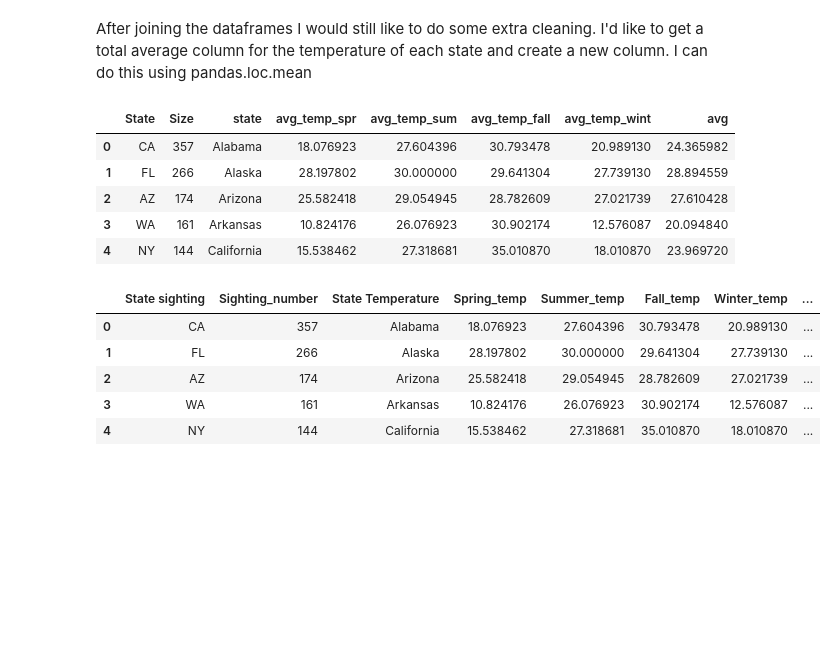
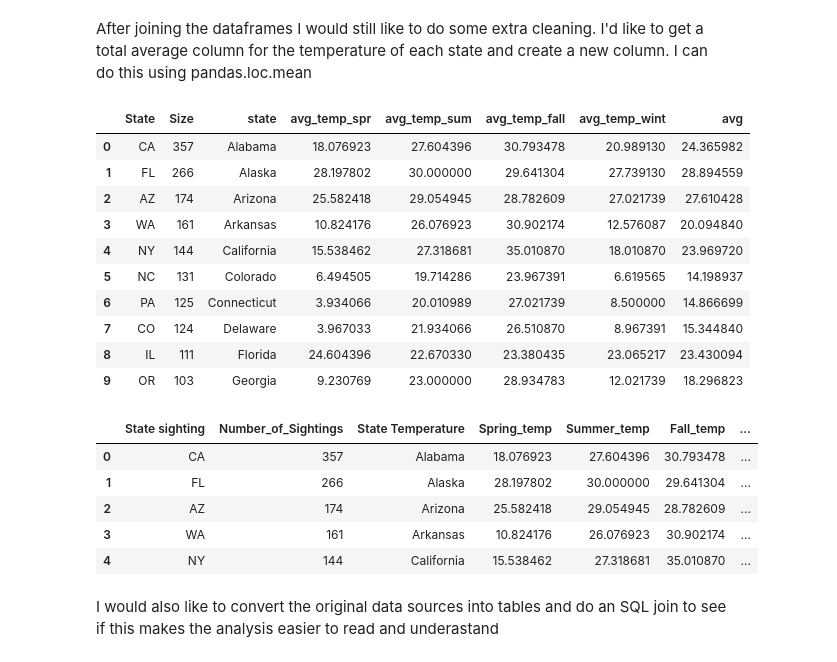
Before and after one commit to southsidefreddy/ufo_project, a Jupyter notebook: ufo.ipynb, the cells around one changed output. Saved outputs shown, nothing was run; the diff lists cells and outputs as text; code cells hidden in the pictures; blank space fills up the shorter version.

```diff
--- a/ufo.ipynb
+++ b/ufo.ipynb
@@ -160,8 +166,8 @@ After joining the dataframes I would still like to do some extra cleaning.  I'd
 # %%
 # calculate total avg State Temperature
 
-ufo = joined_data.assign(avg=joined_data.loc[:, ['avg_temp_spr', 'avg_temp_sum', 'avg_temp_fall', 'avg_temp_wint']].mean(axis=1))
-ufo.head()
+ufo = joined_data.assign(avg=joined_data.loc[:, [ 'avg_temp_spr', 'avg_temp_sum', 'avg_temp_fall', 'avg_temp_wint']].mean(axis=1))
+ufo.head(10)
 # %% [output]
 |  | State | Size | state | avg_temp_spr | avg_temp_sum | avg_temp_fall | avg_temp_wint | avg |
 | 0 | CA | 357 | Alabama | 18.076923 | 27.604396 | 30.793478 | 20.989130 | 24.365982 |
@@ -169,16 +175,23 @@ ufo.head()
 | 2 | AZ | 174 | Arizona | 25.582418 | 29.054945 | 28.782609 | 27.021739 | 27.610428 |
 | 3 | WA | 161 | Arkansas | 10.824176 | 26.076923 | 30.902174 | 12.576087 | 20.094840 |
 | 4 | NY | 144 | California | 15.538462 | 27.318681 | 35.010870 | 18.010870 | 23.969720 |
+| 5 | NC | 131 | Colorado | 6.494505 | 19.714286 | 23.967391 | 6.619565 | 14.198937 |
+| 6 | PA | 125 | Connecticut | 3.934066 | 20.010989 | 27.021739 | 8.500000 | 14.866699 |
+| 7 | CO | 124 | Delaware | 3.967033 | 21.934066 | 26.510870 | 8.967391 | 15.344840 |
+| 8 | IL | 111 | Florida | 24.604396 | 22.670330 | 23.380435 | 23.065217 | 23.430094 |
+| 9 | OR | 103 | Georgia | 9.230769 | 23.000000 | 28.934783 | 12.021739 | 18.296823 |
 # %%
 # rename the Columns
 
-column_names = ['State sighting', 'Sighting_number', 'State Temperature', 'Spring_temp', 'Summer_temp', 'Fall_temp', 'Winter_temp', 'Total_avg_Temp' ]
+column_names = ['State sighting', 'Number_of_Sightings', 'State Temperature', 'Spring_temp', 'Summer_temp', 'Fall_temp', 'Winter_temp', 'Total_avg_Temp(Celsius)' ]
 ufo.columns = column_names
 ufo.head()
 # %% [output]
-|  | State sighting | Sighting_number | State Temperature | Spring_temp | Summer_temp | Fall_temp | Winter_temp | ... |
-| 0 | CA | 357 | Alabama | 18.076923 | 27.604396 | 30.793478 | 20.989130 | ... |
-| 1 | FL | 266 | Alaska | 28.197802 | 30.000000 | 29.641304 | 27.739130 | ... |
-| 2 | AZ | 174 | Arizona | 25.582418 | 29.054945 | 28.782609 | 27.021739 | ... |
-| 3 | WA | 161 | Arkansas | 10.824176 | 26.076923 | 30.902174 | 12.576087 | ... |
-| 4 | NY | 144 | California | 15.538462 | 27.318681 | 35.010870 | 18.010870 | ... |
+|  | State sighting | Number_of_Sightings | State Temperature | Spring_temp | Summer_temp | Fall_temp | ... |
+| 0 | CA | 357 | Alabama | 18.076923 | 27.604396 | 30.793478 | ... |
+| 1 | FL | 266 | Alaska | 28.197802 | 30.000000 | 29.641304 | ... |
+| 2 | AZ | 174 | Arizona | 25.582418 | 29.054945 | 28.782609 | ... |
+| 3 | WA | 161 | Arkansas | 10.824176 | 26.076923 | 30.902174 | ... |
+| 4 | NY | 144 | California | 15.538462 | 27.318681 | 35.010870 | ... |
+# %% [markdown]
+I would also like to convert the original data sources into tables and do an SQL join to see if this makes the analysis easier to read and underastand
```
Also changed, not shown: parts of 10 cells of this notebook.
